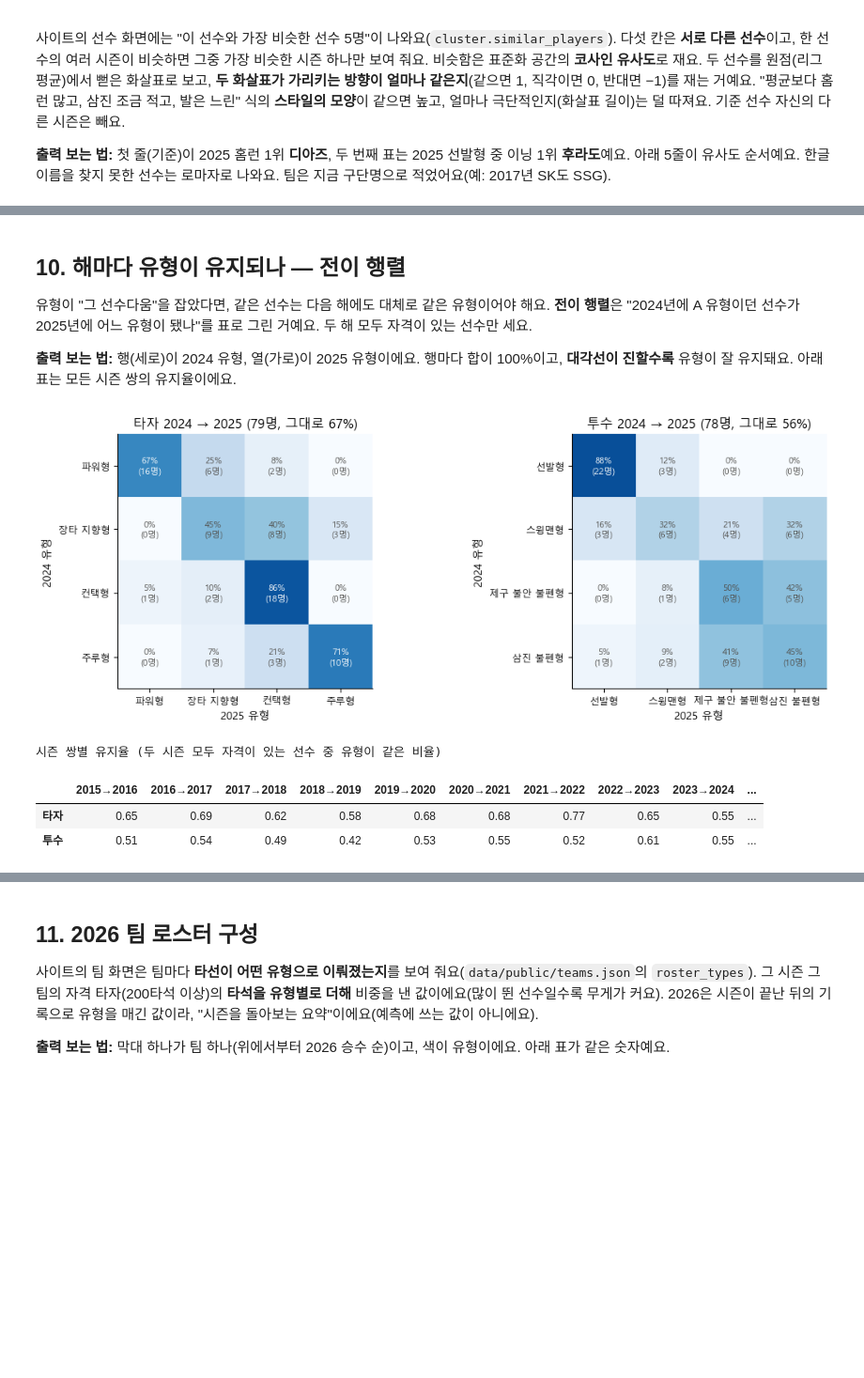
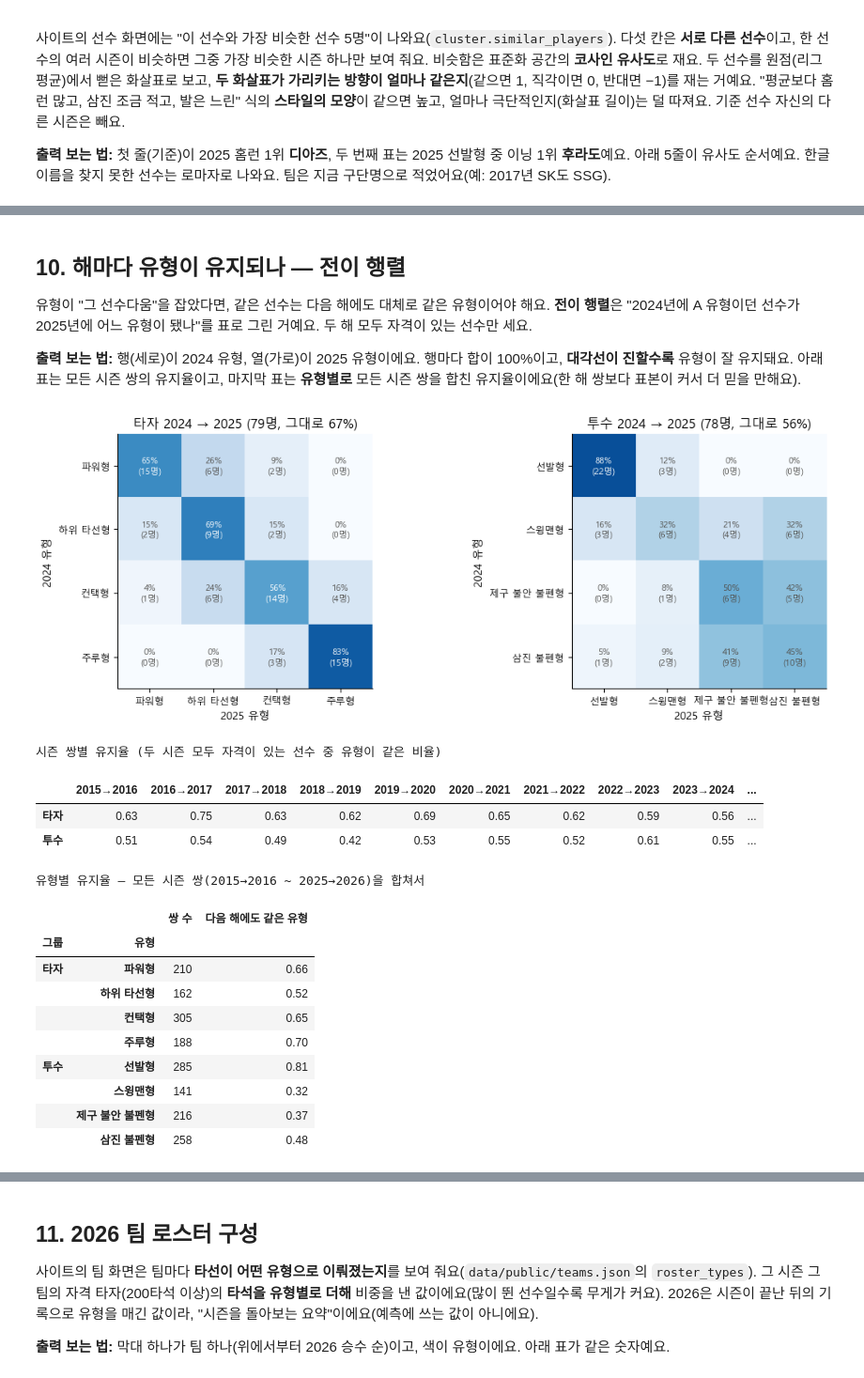
Before and after one commit to kimminseo2323-prog/2610_KBO_predict, a Jupyter notebook: notebooks/04_선수_유형_클러스터링.ipynb, the cells around one changed output, grey strips where cells are left out. Shown at 94% size. Drawn from its saved outputs; the diff is of its cells as text; code cells hidden in the pictures; blank space fills up the shorter version.

```diff
--- a/notebooks/04_선수_유형_클러스터링.ipynb
+++ b/notebooks/04_선수_유형_클러스터링.ipynb
@@ -336,6 +401,6 @@ K를 4·5·6·7로 모두 맞춰 보고 두 가지 점수를 더해서(`score`)
 # %%
 t = time.time()
-bundles = {g: cluster.fit_group(r, g) for g, r in (("batter", bat_r), ("pitcher", pit_r))}   # 표준화 → K=4..7 → 고르기
+bundles = {g: cluster.fit_group(r, g) for g, r in (("batter", bat_r), ("pitcher", pit_r))}   # 표준화 → K=2..7 점수 표(참고) → K=4로 맞춤
 print(f"fit_group 실행 시간(두 그룹): {time.time() - t:.1f}초")
 
 scale = pd.concat({GROUP_KO[g]: pd.DataFrame({"평균(μ)": b["scaler"].mean_, "표준편차(σ)": b["scaler"].scale_},
@@ -346,13 +411,16 @@ display(scale.round(4))
 fig, axes = plt.subplots(1, 2, figsize=(12, 3.8), sharey=True)
 for ax, (g, b) in zip(axes, bundles.items()):
     kt = pd.DataFrame(b["k_table"]).set_index("k")
-    print(f"{GROUP_KO[g]} K 후보 비교 (선택: K={b['k']})")
+    print(f"{GROUP_KO[g]} K별 점수 (참고용 — K 선택에는 쓰지 않아요, 쓰는 K = {b['k']}) · "
+          f"K가 커질 때마다 점수가 내려가나요?: {bool(np.all(np.diff(kt['score']) < 0))}")
     display(kt.round(4))
     ax.plot(kt.index, kt["score"], color=INK, marker="o", linewidth=2, label="score = 실루엣 + 유지율")
     ax.plot(kt.index, kt["retention"], color=BLUE, marker="o", label="유지율")
     ax.plot(kt.index, kt["silhouette"], color=ORANGE, marker="o", label="실루엣")
     ax.axvline(b["k"], color=GRAY, linestyle="--")
-    ax.set(title=f"{GROUP_KO[g]}: K={b['k']} 선택 (점선)", xlabel="유형 수 K", xticks=list(kt.index), ylim=(0, 0.9))
+    ax.set(title=f"{GROUP_KO[g]}: 점수는 K=2에서 가장 높고 계속 내려가요 (점선 = 정한 K={b['k']})", xlabel="유형 수 K",
+           xticks=list(kt.index), ylim=(0, 1.2))
+    ax.title.set_fontsize(10)
 fig.legend(*axes[0].get_legend_handles_labels(), ncol=3, fontsize=9, loc="lower center", frameon=False)
 plt.tight_layout(rect=(0, 0.08, 1, 1))
 plt.show()
@@ -394,0 +471,6 @@ fit_group 실행 시간(두 그룹): 0.9초
+# %%
+for g, r in (("batter", bat_r), ("pitcher", pit_r)):
+    for kk in (2, 3):
+        cen = cluster.fit_group(r, g, k=kk)["centers"].rename(columns=FEAT_KO)   # 같은 방법으로 K만 바꿔 맞춰 봐요
+        print(f"{GROUP_KO[g]} K = {kk}일 때의 유형 중심 (원래 단위)")
+        display(cen.round(3))
@@ -416,5 +528,13 @@ for g in GROUPS:
     prof["설명 (cluster_labels.yaml)"] = [LABELS[g][t]["blurb"] for t in prof.index]
     print(f"{GROUP_KO[g]} 유형 프로파일 — 중심을 원래 단위로 되돌린 값 (K={b['k']})")
     display(prof)
+    if g == "batter":   # 타자는 군집에 안 쓴 '읽기 쉬운' 숫자도 유형별 평균으로 함께 봐요 (yaml 설명의 숫자가 여기서 나와요)
+        fa = a[a["season"].isin(b["fit_seasons"])]
+        extra = fa.assign(avg=fa["h"] / fa["ab"], obp=(fa["h"] + fa["bb"] + fa["hbp"]) / fa["pa"]).groupby("type")[
+            ["hr_pct", "sb_rate", "avg", "obp", "babip", "pa"]].mean()
+        extra.columns = ["HR% (표시용)", "도루율 원값 (표시용)", "타율", "출루율", "BABIP", "평균 타석"]
+        extra.insert(0, "이름", [LABELS[g][t]["name"] for t in extra.index])
+        print("타자 유형별 평균 — 표시용 지표 (맞춤 시즌 자격 행, 출루율 = (안타 + 볼넷 + 사구) ÷ 타석)")
+        display(extra.round(3))
 # %% [output]
 타자 유형 프로파일 — 중심을 원래 단위로 되돌린 값 (K=4)
@@ -485,7 +668,7 @@ for g in GROUPS:
     pca = bundles[g]["pca"]
     load = pd.DataFrame(pca.components_.T, index=[FEAT_KO[f] for f in bundles[g]["features"]], columns=["x축(PC1)", "y축(PC2)"])
     print(f"{GROUP_KO[g]} PCA — 설명하는 분산 비율: x축 {pca.explained_variance_ratio_[0]:.1%}, y축 {pca.explained_variance_ratio_[1]:.1%} "
-          f"(합 {pca.explained_variance_ratio_.sum():.1%}). 각 지표가 축에 주는 무게:")
+          f"(합 {pca.explained_variance_ratio_.sum():.1%}) · 지도 일치율(map_agreement) {bundles[g]['map_agreement']:.1%}. 각 지표가 축에 주는 무게:")
     display(load.round(2))
 
 fig, axes = plt.subplots(1, 2, figsize=(13, 5.6))
@@ -674,39 +858,61 @@ for g, key in (("batter", (2025, int(hr_king["player_id"]))), ("pitcher", (2025,
 
 유형이 "그 선수다움"을 잡았다면, 같은 선수는 다음 해에도 대체로 같은 유형이어야 해요. **전이 행렬**은 "2024년에 A 유형이던 선수가 2025년에 어느 유형이 됐나"를 표로 그린 거예요. 두 해 모두 자격이 있는 선수만 세요.
 
-**출력 보는 법:** 행(세로)이 2024 유형, 열(가로)이 2025 유형이에요. 행마다 합이 100%이고, **대각선이 진할수록** 유형이 잘 유지돼요. 아래 표는 모든 시즌 쌍의 유지율이에요.
+**출력 보는 법:** 행(세로)이 2024 유형, 열(가로)이 2025 유형이에요. 행마다 합이 100%이고, **대각선이 진할수록** 유형이 잘 유지돼요. 아래 표는 모든 시즌 쌍의 유지율이고, 마지막 표는 **유형별로** 모든 시즌 쌍을 합친 유지율이에요(한 해 쌍보다 표본이 커서 더 믿을 만해요).
 # %%
 fig, axes = plt.subplots(1, 2, figsize=(12, 4.2))
 for ax, g in zip(axes, GROUPS):
     a = assigned[g]
     pair = a[a["season"] == 2024][["player_id", "type"]].merge(a[a["season"] == 2025][["player_id", "type"]],
                                                                 on="player_id", suffixes=("_2024", "_2025"))
     counts = pd.crosstab(pair["type_2024"], pair["type_2025"]).reindex(index=range(4), columns=range(4), fill_value=0)
     share = counts.div(counts.sum(axis=1), axis=0)
     ax.imshow(share.values, cmap="Blues", vmin=0, vmax=1)
     names = [LABELS[g][t]["name"] for t in range(4)]
     ax.set_xticks(range(4), names, fontsize=9)
     ax.set_yticks(range(4), names, fontsize=9)
     ax.grid(False)
     for i in range(4):
         for j in range(4):
             ax.text(j, i, f"{share.values[i, j]:.0%}\n({counts.values[i, j]}명)", ha="center", va="center", fontsize=8,
                     color="white" if share.values[i, j] > 0.5 else INK)
     ax.set(title=f"{GROUP_KO[g]} 2024 → 2025 ({len(pair)}명, 그대로 {np.mean(pair['type_2024'] == pair['type_2025']):.0%})",
            xlabel="2025 유형", ylabel="2024 유형")
 plt.tight_layout()
 plt.show()
 
 ret = pd.DataFrame({GROUP_KO[g]: {f"{s}→{s + 1}": cluster.retention(assigned[g][assigned[g]["season"].isin([s, s + 1])])
                                   for s in SEASONS[:-1]} for g in GROUPS})
 ret.loc["전체(2015~2026)"] = [cluster.retention(assigned[g]) for g in GROUPS]
 print("시즌 쌍별 유지율 (두 시즌 모두 자격이 있는 선수 중 유형이 같은 비율)")
 display(ret.T.round(2))
+
+stay = []
+for g in GROUPS:
+    cur = assigned[g][["season", "player_id", "type"]]
+    pairs = cur.merge(cur.assign(season=cur["season"] - 1), on=["season", "player_id"], suffixes=("", "_next"))   # 다음 시즌 행을 한 해 당겨 붙여요 (cluster.retention과 같은 방법)
+    for t in range(bundles[g]["k"]):
+        rows = pairs[pairs["type"] == t]
+        stay.append({"그룹": GROUP_KO[g], "유형": LABELS[g][t]["name"], "쌍 수": len(rows),
+                     "다음 해에도 같은 유형": (rows["type_next"] == t).mean()})
+print("유형별 유지율 — 모든 시즌 쌍(2015→2016 ~ 2025→2026)을 합쳐서")
+display(pd.DataFrame(stay).set_index(["그룹", "유형"]).round(2))
 # %% [output]
-[figure, old version]
+[figure, new version]
 시즌 쌍별 유지율 (두 시즌 모두 자격이 있는 선수 중 유형이 같은 비율)
 |  | 2015→2016 | 2016→2017 | 2017→2018 | 2018→2019 | 2019→2020 | 2020→2021 | 2021→2022 | 2022→2023 | 2023→2024 | ... |
-| 타자 | 0.65 | 0.69 | 0.62 | 0.58 | 0.68 | 0.68 | 0.77 | 0.65 | 0.55 | ... |
+| 타자 | 0.63 | 0.75 | 0.63 | 0.62 | 0.69 | 0.65 | 0.62 | 0.59 | 0.56 | ... |
 | 투수 | 0.51 | 0.54 | 0.49 | 0.42 | 0.53 | 0.55 | 0.52 | 0.61 | 0.55 | ... |
+유형별 유지율 — 모든 시즌 쌍(2015→2016 ~ 2025→2026)을 합쳐서
+|  |  | 쌍 수 | 다음 해에도 같은 유형 |
+| 그룹 | 유형 |  |  |
+| 타자 | 파워형 | 210 | 0.66 |
+|  | 하위 타선형 | 162 | 0.52 |
+|  | 컨택형 | 305 | 0.65 |
+|  | 주루형 | 188 | 0.70 |
+| 투수 | 선발형 | 285 | 0.81 |
+|  | 스윙맨형 | 141 | 0.32 |
+|  | 제구 불안 불펜형 | 216 | 0.37 |
+|  | 삼진 불펜형 | 258 | 0.48 |
 # %% [markdown]
 **해석:**
```
Also changed, not shown: parts of 47 cells of this notebook, 2 other files.
